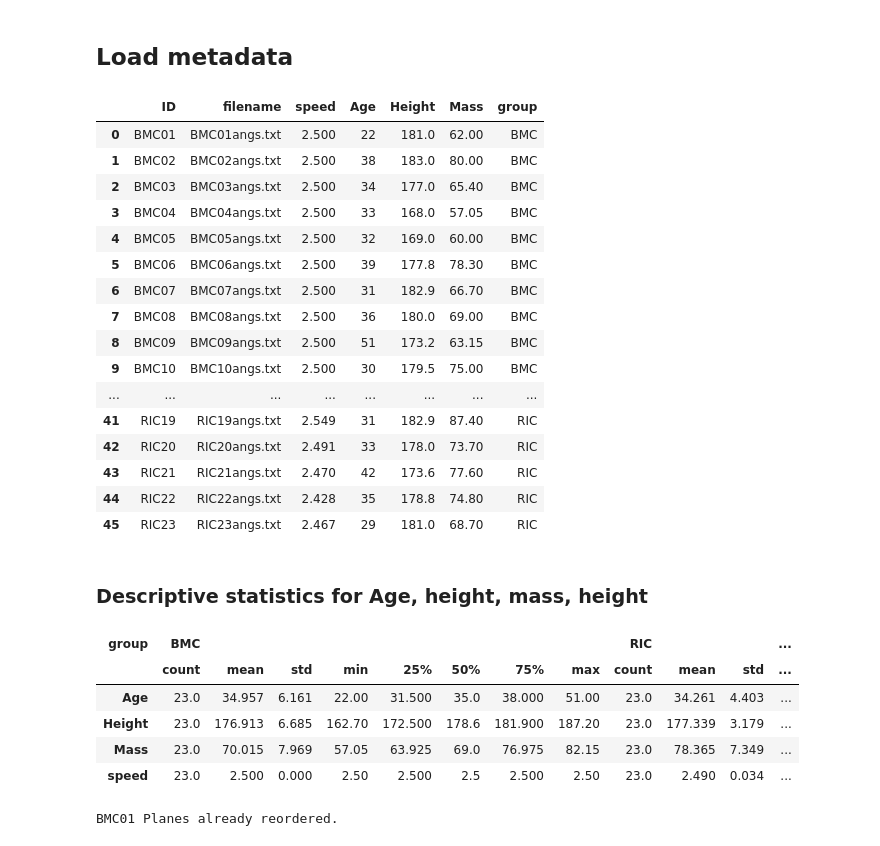
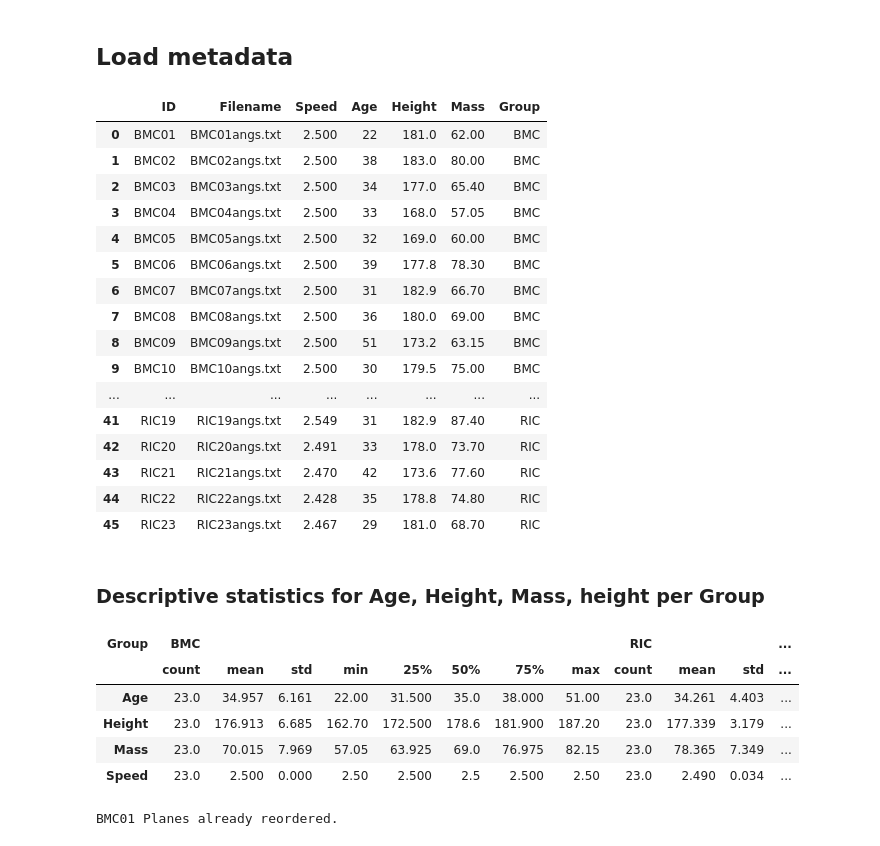
Before and after one commit to regifukuchi/BMC-RIC-running-biomechanics, a Jupyter notebook: notebooks/DataInBrief2.ipynb, the cells around one changed output. Cells and saved outputs as stored; diff of their text form; code cells hidden in the pictures.

```diff
--- a/notebooks/DataInBrief2.ipynb
+++ b/notebooks/DataInBrief2.ipynb
@@ -31,11 +42,10 @@ if not os.path.isfile(path2 / metadata_fname):
 # %% [markdown]
 ## Load metadata
 # %%
-metadata = pd.read_csv(path2 / metadata_fname,
-                       usecols = ['ID', 'filename', 'speed', 'Age', 'Height', 'Mass', 'group'])
+metadata = pd.read_csv(path2 / metadata_fname, index_col=0)
 display(metadata)
 # %% [output]
-|  | ID | filename | speed | Age | Height | Mass | group |
+|  | ID | Filename | Speed | Age | Height | Mass | Group |
 | 0 | BMC01 | BMC01angs.txt | 2.500 | 22 | 181.0 | 62.00 | BMC |
 | 1 | BMC02 | BMC02angs.txt | 2.500 | 38 | 183.0 | 80.00 | BMC |
 | 2 | BMC03 | BMC03angs.txt | 2.500 | 34 | 177.0 | 65.40 | BMC |
@@ -53,16 +63,16 @@ display(metadata)
 | 44 | RIC22 | RIC22angs.txt | 2.428 | 35 | 178.8 | 74.80 | RIC |
 | 45 | RIC23 | RIC23angs.txt | 2.467 | 29 | 181.0 | 68.70 | RIC |
 # %% [markdown]
-### Descriptive statistics for Age, height, mass, height
+### Descriptive statistics for Age, Height, Mass, height per Group
 # %%
-cols = ['group', 'Age', 'Height', 'Mass', 'speed']
-metadata[cols].groupby('group').describe().stack().transpose()
+cols = ['Group', 'Age', 'Height', 'Mass', 'Speed']
+metadata[cols].groupby('Group').describe().stack().transpose()
 # %% [output]
-| group | BMC |  |  |  |  |  |  |  | RIC |  |  | ... |
+| Group | BMC |  |  |  |  |  |  |  | RIC |  |  | ... |
 |  | count | mean | std | min | 25% | 50% | 75% | max | count | mean | std | ... |
 | Age | 23.0 | 34.957 | 6.161 | 22.00 | 31.500 | 35.0 | 38.000 | 51.00 | 23.0 | 34.261 | 4.403 | ... |
 | Height | 23.0 | 176.913 | 6.685 | 162.70 | 172.500 | 178.6 | 181.900 | 187.20 | 23.0 | 177.339 | 3.179 | ... |
 | Mass | 23.0 | 70.015 | 7.969 | 57.05 | 63.925 | 69.0 | 76.975 | 82.15 | 23.0 | 78.365 | 7.349 | ... |
-| speed | 23.0 | 2.500 | 0.000 | 2.50 | 2.500 | 2.5 | 2.500 | 2.50 | 23.0 | 2.490 | 0.034 | ... |
+| Speed | 23.0 | 2.500 | 0.000 | 2.50 | 2.500 | 2.5 | 2.500 | 2.50 | 23.0 | 2.490 | 0.034 | ... |
 # %%
 # reorder planes of angles
```
Also changed, not shown: parts of 7 cells of this notebook, 2 other files.
